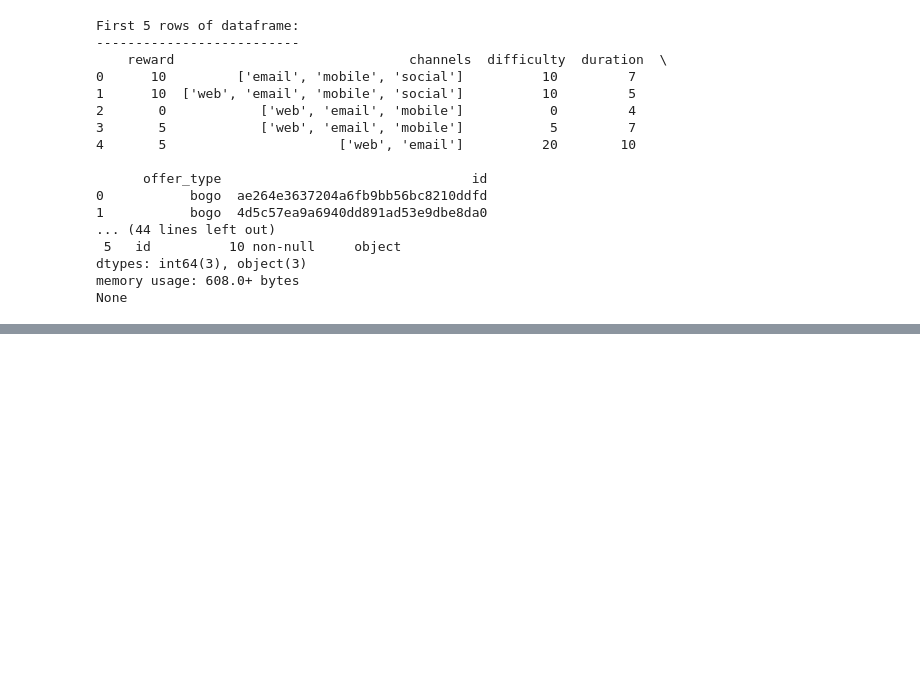
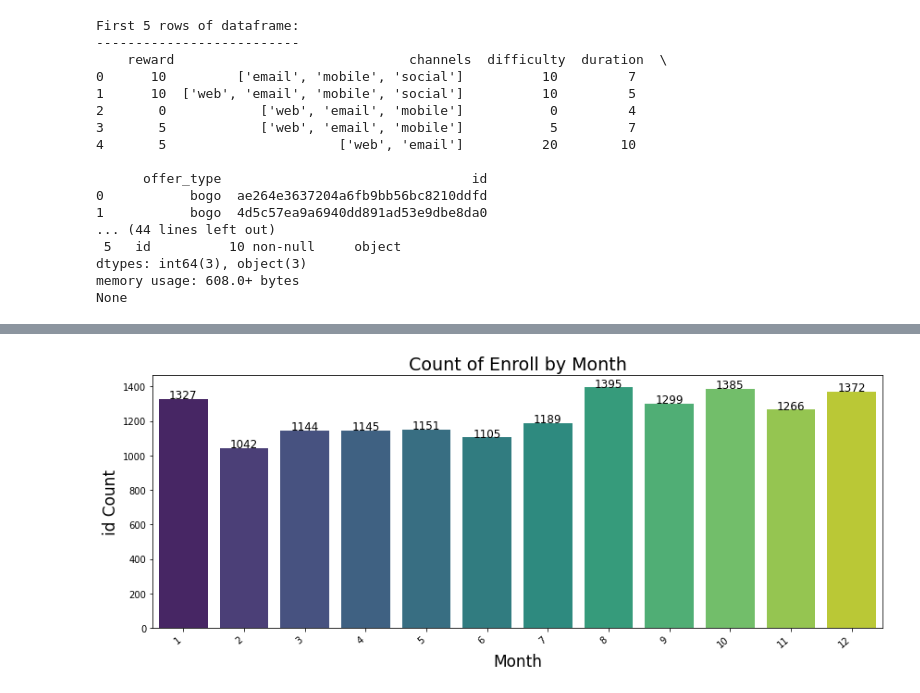
Before and after one commit to ElifKarakutukDinc/Starbucks-, a Jupyter notebook: Starbucks_customer.ipynb, the cells around one changed output, grey strips where cells are left out. Drawn from its saved outputs; the diff is of its cells as text; code cells hidden in the pictures; blank space fills up the shorter version.

```diff
--- a/Starbucks_customer.ipynb
+++ b/Starbucks_customer.ipynb
@@ -176,0 +414,11 @@ None
+# %%
+countplot_viz(
+    profile,
+    "month",
+    "Month",
+    "id Count",
+    "Count of Enroll by Month",
+    palette="viridis",
+)
+# %% [output]
+[figure, added]
```
Also changed, not shown: parts of 52 cells of this notebook.
